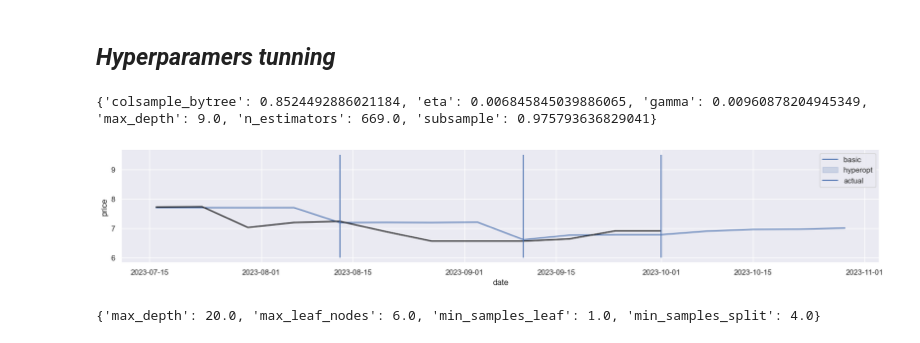
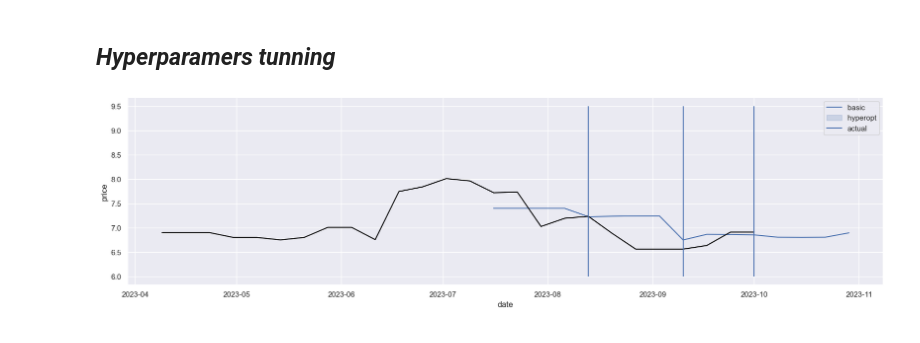
Before and after one commit to omar-ammar0/Intern_Final_Project, a Jupyter notebook: notebooks/Data_Cleaning/Data_Modelling.ipynb, the cells around one changed output. Saved outputs shown, nothing was run; the diff lists cells and outputs as text; code cells hidden in the pictures.

```diff
--- a/notebooks/Data_Cleaning/Data_Modelling.ipynb
+++ b/notebooks/Data_Cleaning/Data_Modelling.ipynb
@@ -207,66 +260,35 @@ space = {
-# %%
-def objective(space):
-   tscv = TimeSeriesSplit(n_splits=4,max_train_size=16,test_size=4,gap=0)
-   test_data=df_green[-20:]
-   time_series_data = test_data.values
-   for train_index, test_index in tscv.split(time_series_data):
-                                  X_train, y_train = time_series_data[train_index, 1:], time_series_data[train_index, 0]
-                                  X_test, y_test = time_series_data[test_index, 1:], time_series_data[test_index, 0]
-
-                                  model_opt = XGBRegressor(max_depth=int(space['max_depth']),
-                                                           eta=space['eta'],
-                                                           gamma=space['gamma'],
-                                                           colsample_bytree=space['colsample_bytree'],
-                                                           subsample=space['subsample'],
-                                                           n_estimators=int(space['n_estimators'])
-                                                           )
-
-                                  model_opt.fit(X_train,y_train)
-                                  mae_scores =[]
-                                  mae=mean_absolute_error(y_test,model_opt.predict(X_test))
-                                  mae_scores.append(mae)
-                                  mean_mae=np.mean(mae_scores)
-                                  return {
-                                          'loss': mean_mae,
-                                          'status': STATUS_OK
-                                          }
-
-best = fmin(fn=objective, space=space, algo=tpe.suggest, max_evals=100)
-print(best)
-# %% [output]
-{'colsample_bytree': 0.8524492886021184, 'eta': 0.006845845039886065, 'gamma': 0.00960878204945349, 'max_depth': 9.0, 'n_estimators': 669.0, 'subsample': 0.975793636829041}
 # %%
 tscv = TimeSeriesSplit(n_splits=4,max_train_size=16,test_size=4,gap=0)
 y_pred_results=[]
 test_data=df_green[-20:]
 time_series_data = test_data.values
 for train_index, test_index in tscv.split(time_series_data):
                 X_train, y_train = time_series_data[train_index, 1:], time_series_data[train_index, 0]
                 X_test, y_test = time_series_data[test_index, 1:], time_series_data[test_index, 0]
 
-                RF_Hyop=XGBRegressor(max_depth=int(best['max_depth']),
-                                     eta=float(best['eta']),
-                                     gamma=float(best['gamma']),
-                                     colsample_bytree=float(best['colsample_bytree']),
-                                     subsample=float(best['subsample']),
-                                     n_estimators=int(best['n_estimators'])).fit(X_train,y_train)
+                RF_Hyop=XGBRegressor(max_depth=7,
+                                     eta=0.0041200023170640185,
+                                     gamma=0.2717354907951306,
+                                     colsample_bytree=0.8213583173601049,
+                                     subsample=0.6728569987974827,
+                                     n_estimators=934).fit(X_train,y_train)
 
                 y_pred = RF_Hyop.predict(X_test)
                 y_pred_results.append(y_pred)
                 outcome=pd.DataFrame(pd.DataFrame(y_pred_results[0:4]).stack().reset_index(drop=True))
                 new_date_index=pd.date_range(start="2023-07-16",end="2023-10-29",freq="W")
                 new_date_index=pd.DataFrame({"date":new_date_index})
                 outcome_all=pd.concat([outcome,new_date_index],axis=1).set_index("date")
 
 
-fig, ax = plt.subplots(figsize = (20,3));
+fig, ax = plt.subplots(figsize = (20,5));
 y_min = 6
 y_max = 9.5
 #sns.lineplot(df_red_outcomes[0]['XGBRegressor_boo'],legend=True,color="red");
 sns.lineplot(outcome_all,legend=True,color="blue");
-sns.lineplot(df_green['price'][-16:-4],legend=True,color="black");
+sns.lineplot(df_green['price'][-30:-4],legend=True,color="black");
 plt.legend(["basic","hyperopt","actual"])
 ax.vlines(x=["2023-08-13","2023-09-10","2023-10-01"],ymax=y_max,ymin=y_min)
 fig.show()
 # %% [output]
-[figure, old version]
+[figure, new version]
@@ -280,28 +294,0 @@ space = {
-# %%
-def objective(space):
-   test_data=df_green[-20:]
-   time_series_data = test_data.values
-   for train_index, test_index in tscv.split(time_series_data):
-                                  X_train, y_train = time_series_data[train_index, 1:], time_series_data[train_index, 0]
-                                  X_test, y_test = time_series_data[test_index, 1:], time_series_data[test_index, 0]
-
-                                  model_opt = DecisionTreeRegressor(max_depth=int(space['max_depth']),
-                                                                 min_samples_split=int(space['min_samples_split']),
-                                                                 min_samples_leaf=int(space['min_samples_leaf']),
-                                                                 max_leaf_nodes=int(space['max_leaf_nodes'])
-                                                                 )
-
-                                  model_opt.fit(X_train,y_train)
-                                  mae_scores =[]
-                                  mae=mean_absolute_error(y_test,model_opt.predict(X_test))
-                                  mae_scores.append(mae)
-                                  mean_mae=np.mean(mae_scores)
-                                  return {
-                                          'loss': mean_mae,
-                                          'status': STATUS_OK
-                                          }
-
-best = fmin(fn=objective, space=space, algo=tpe.suggest, max_evals=100)
-print(best)
-# %% [output]
-{'max_depth': 20.0, 'max_leaf_nodes': 6.0, 'min_samples_leaf': 1.0, 'min_samples_split': 4.0}
```
Also changed, not shown: parts of 24 cells of this notebook, 3 other files.
